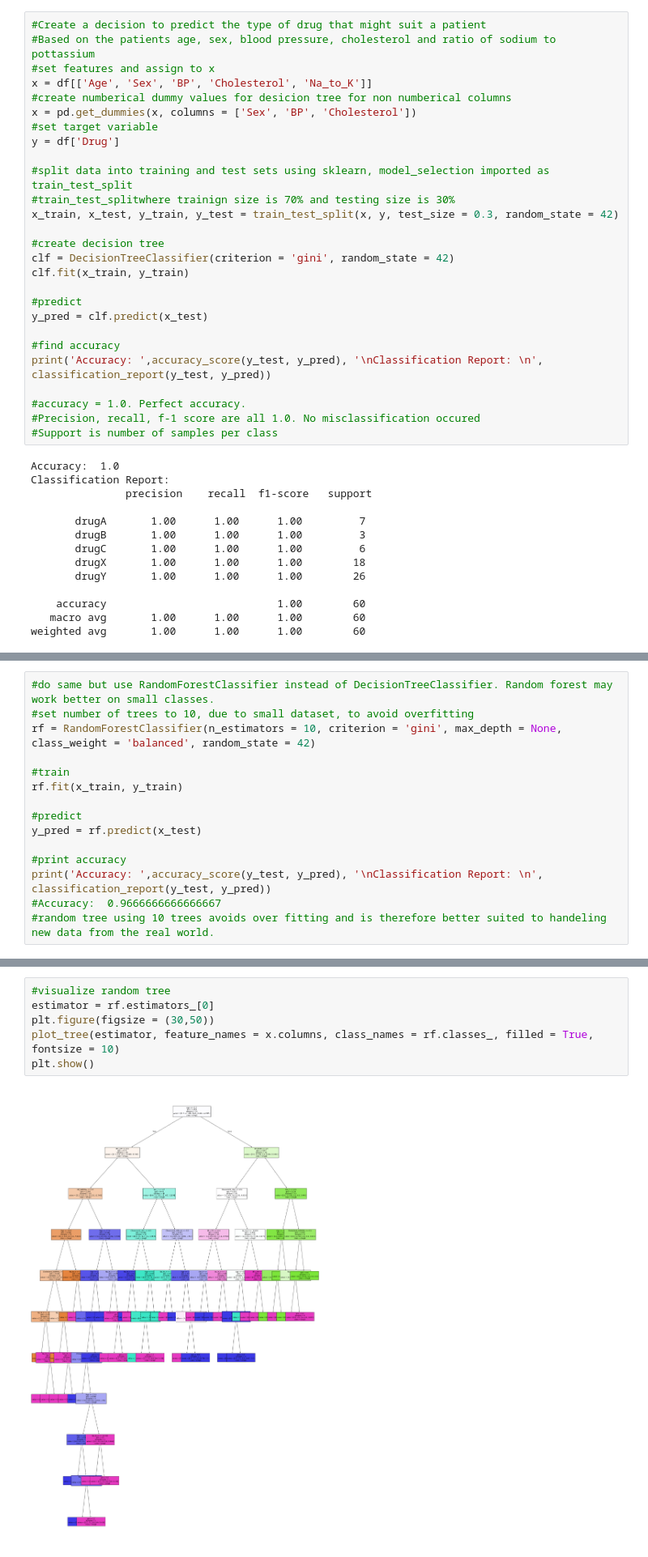
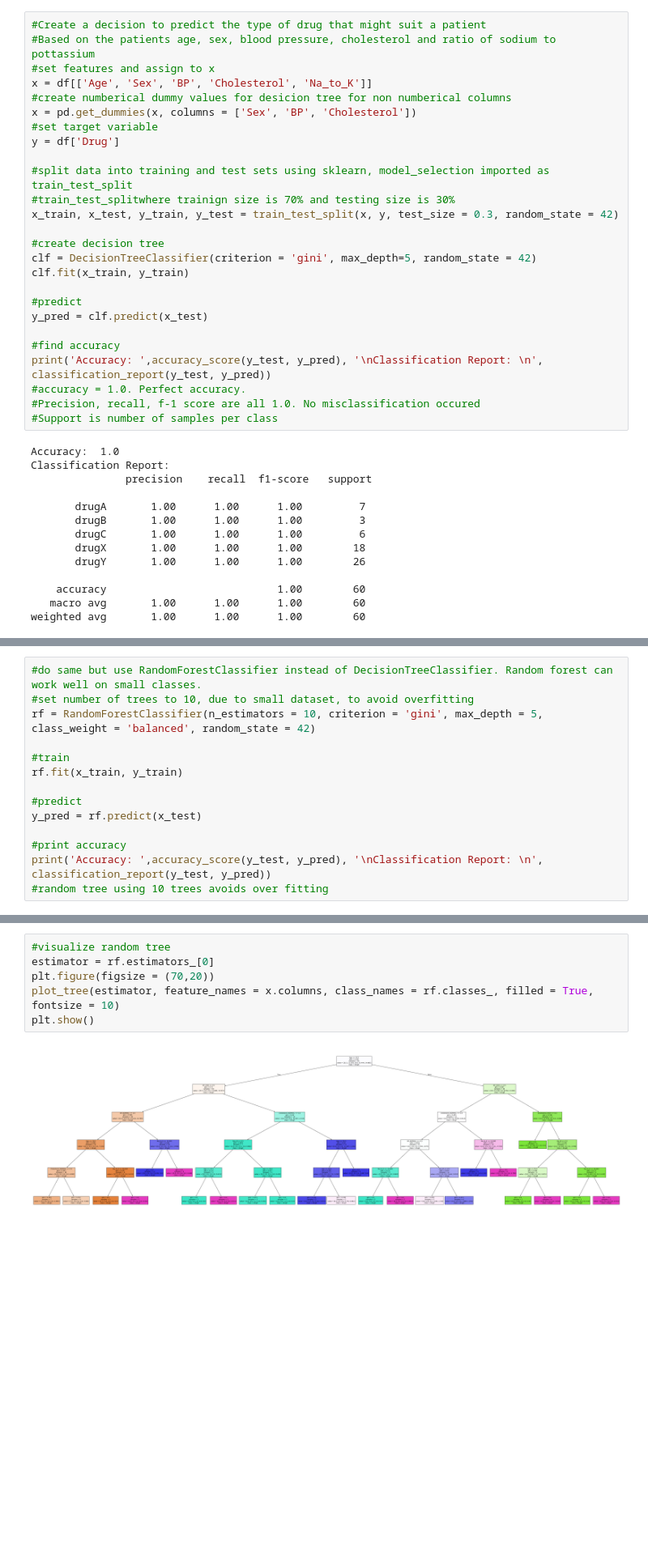
Before and after one commit to hannatoivola/Random-Forest-to-Predict-Drug-Type, a Jupyter notebook: notebooks_RandomForest_Predicting_Drug_Type.ipynb, the cells around one changed output, grey strips where cells are left out. Shown at 81% size. Saved outputs shown, nothing was run; the diff lists cells and outputs as text; blank space fills up the shorter version.

```diff
--- a/notebooks_RandomForest_Predicting_Drug_Type.ipynb
+++ b/notebooks_RandomForest_Predicting_Drug_Type.ipynb
@@ -133,7 +133,7 @@ y = df['Drug']
 x_train, x_test, y_train, y_test = train_test_split(x, y, test_size = 0.3, random_state = 42)
 
 #create decision tree
-clf = DecisionTreeClassifier(criterion = 'gini', random_state = 42)
+clf = DecisionTreeClassifier(criterion = 'gini', max_depth=5, random_state = 42)
 clf.fit(x_train, y_train)
 
 #predict
@@ -141,7 +141,6 @@ y_pred = clf.predict(x_test)
 
 #find accuracy
 print('Accuracy: ',accuracy_score(y_test, y_pred), '\nClassification Report: \n', classification_report(y_test, y_pred))
-
 #accuracy = 1.0. Perfect accuracy.
 #Precision, recall, f-1 score are all 1.0. No misclassification occured
 #Support is number of samples per class
@@ -195,9 +206,9 @@ Classification Report:
    macro avg       0.75      0.80      0.77        60
 weighted avg       0.82      0.90      0.86        60
 # %%
-#do same but use RandomForestClassifier instead of DecisionTreeClassifier. Random forest may work better on small classes.
+#do same but use RandomForestClassifier instead of DecisionTreeClassifier. Random forest can work well on small classes.
 #set number of trees to 10, due to small dataset, to avoid overfitting
-rf = RandomForestClassifier(n_estimators = 10, criterion = 'gini', max_depth = None, class_weight = 'balanced', random_state = 42)
+rf = RandomForestClassifier(n_estimators = 10, criterion = 'gini', max_depth = 5, class_weight = 'balanced', random_state = 42)
 
 #train
 rf.fit(x_train, y_train)
@@ -207,6 +218,5 @@ y_pred = rf.predict(x_test)
 
 #print accuracy
 print('Accuracy: ',accuracy_score(y_test, y_pred), '\nClassification Report: \n', classification_report(y_test, y_pred))
-#Accuracy:  0.9666666666666667
-#random tree using 10 trees avoids over fitting and is therefore better suited to handeling new data from the real world.
+#random tree using 10 trees avoids over fitting
 # %% [output]
@@ -237,8 +246,8 @@ Average Cross Validation Score:
 # %%
 #visualize random tree
 estimator = rf.estimators_[0]
-plt.figure(figsize = (30,50))
+plt.figure(figsize = (70,20))
 plot_tree(estimator, feature_names = x.columns, class_names = rf.classes_, filled = True, fontsize = 10)
 plt.show()
 # %% [output]
-[figure, old version]
+[figure, new version]
```
Also changed, not shown: parts of 8 cells of this notebook.
